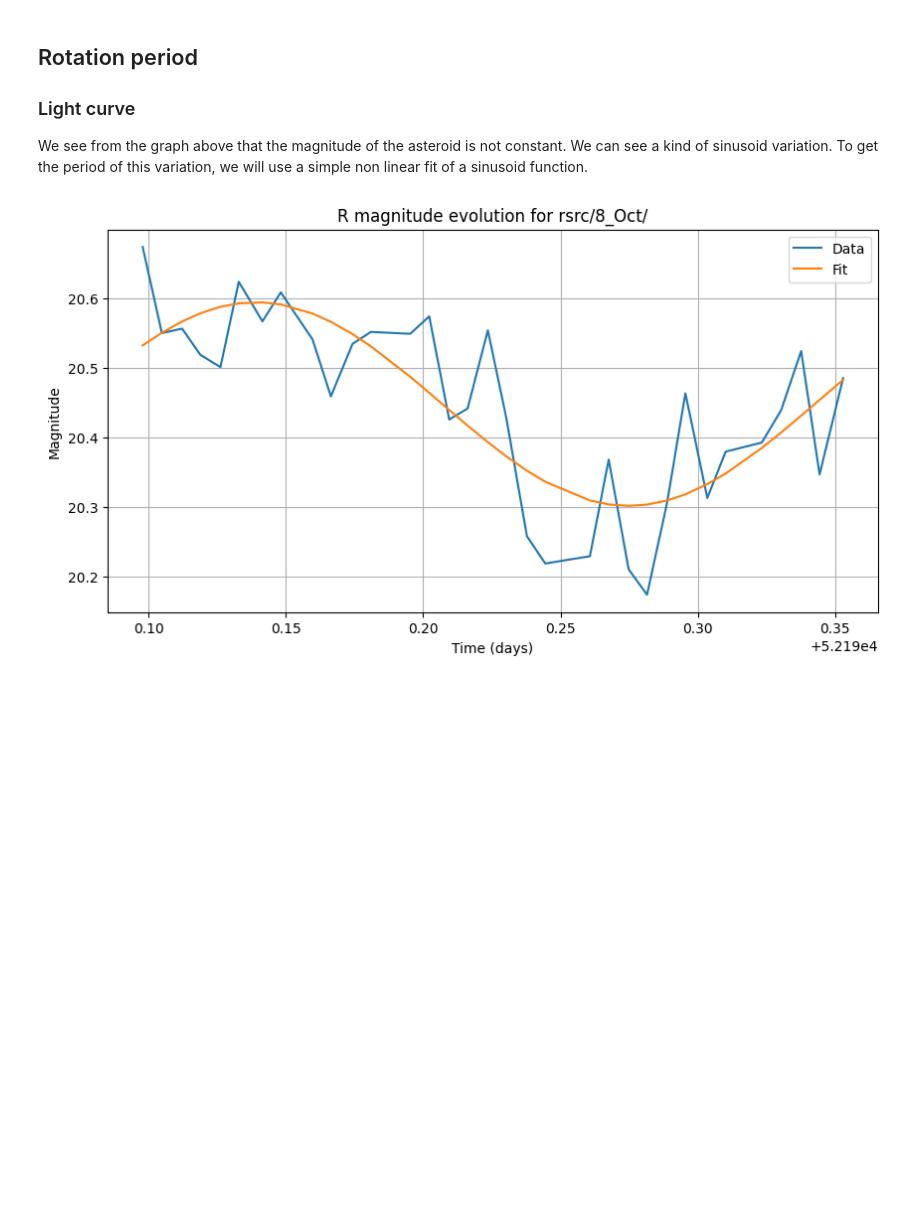
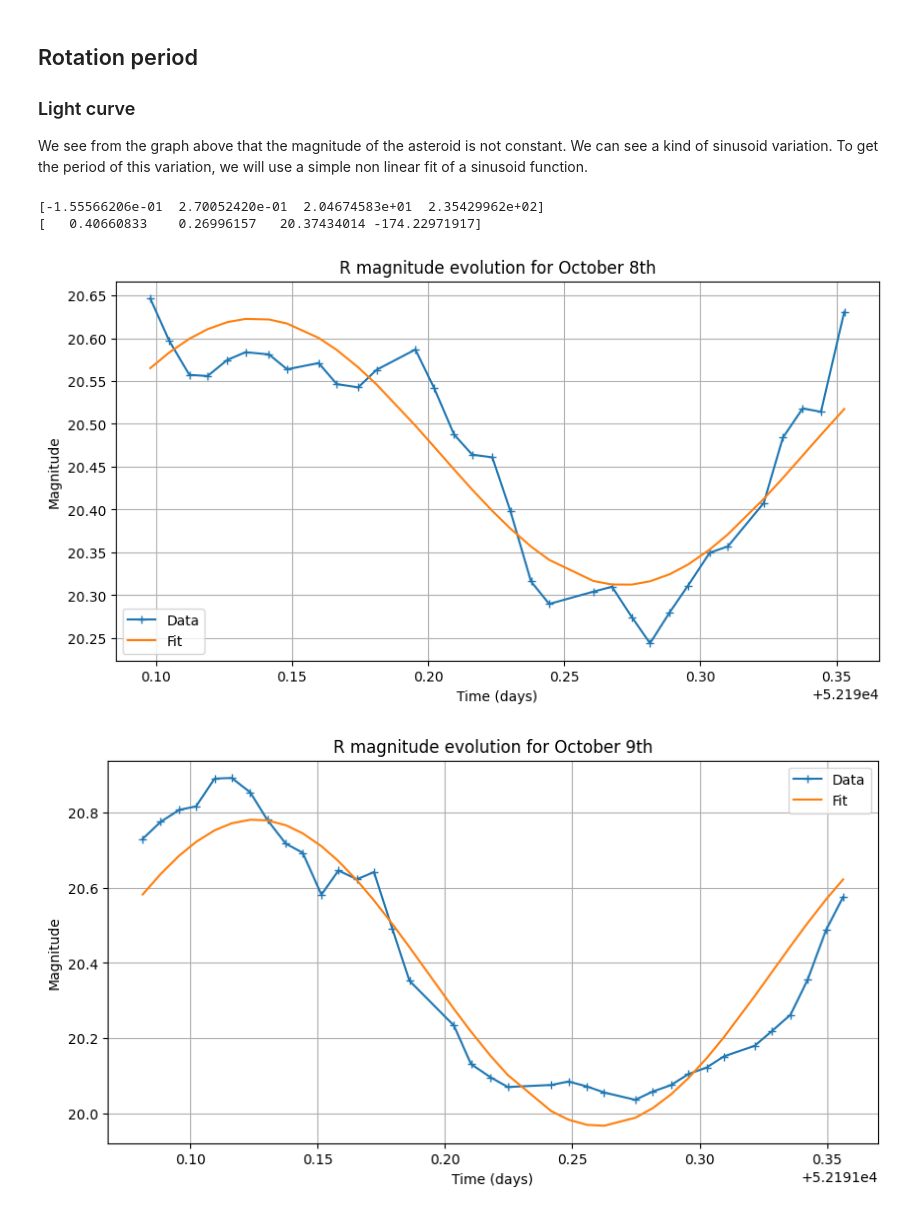
Before and after one commit to LeiRoF/M2-Kuiper-Belt-Object, a Jupyter notebook: Report.ipynb, the cells around one changed output. Saved outputs shown, nothing was run; the diff lists cells and outputs as text; code cells hidden in the pictures; blank space fills up the shorter version.

```diff
--- a/Report.ipynb
+++ b/Report.ipynb
@@ -361,26 +371,42 @@ plt.show()
 
 We see from the graph above that the magnitude of the asteroid is not constant. We can see a kind of sinusoid variation. To get the period of this variation, we will use a simple non linear fit of a sinusoid function.
 # %%
-from scipy.optimize import curve_fit
+from scipy.optimize import curve_fit, fmin
 
 def f(t, a, T, c, p):
     return a * np.sin(2*np.pi * t/T + p) + c
 
-# smooth_radius = 3
-# smoothed_r_mag = np.convolve(object_r_mag, np.ones(smooth_radius)/smooth_radius, mode="same")
-# smoothed_r_mag[:smooth_radius//2] = object_r_mag[:smooth_radius//2]
-# smoothed_r_mag[-smooth_radius//2:] = object_r_mag[-smooth_radius//2:]
+for dataset in [oct8,oct9]:
 
-popt, pcov = curve_fit(f, mjds, object_r_mag+0.25, p0=[-1, 0.5, 21, 0])
+    smooth_radius = 3
+    dataset.smoothed_data = np.convolve(dataset.object_r_mag + 0.25, np.ones(smooth_radius)/smooth_radius, mode='same')
+    dataset.smoothed_data[:smooth_radius//2] = dataset.object_r_mag[:smooth_radius//2] + 0.25
+    dataset.smoothed_data[-smooth_radius//2:] = dataset.object_r_mag[-smooth_radius//2:] + 0.25
 
-plt.figure(figsize=(10, 5))
-plt.plot(mjds + first_mjd, object_r_mag + 0.25, label="Data")
-plt.plot(mjds + first_mjd, f(mjds, *popt), label="Fit")
-plt.xlabel("Time (days)")
-plt.ylabel("Magnitude")
-plt.title(f"R magnitude evolution for {PARENT_PATH}")
-plt.grid()
-plt.legend()
+    data = dataset.smoothed_data # dataset.object_r_mag + 0.25
+
+    dataset.popt, dataset.pcov = curve_fit(f, dataset.mjds, data, p0=[1, 0.27, 21, 0], maxfev=1000000)
+
+    print(dataset.popt)
+
+    # def f2(t, T):
+    #     return f(t, dataset.popt[0], T, dataset.popt[2], dataset.popt[3])
+
+    # dataset.T, dataset.Tcov = curve_fit(f2, dataset.mjds, dataset.object_r_mag + 0.25, p0=0.3, maxfev=1000000)
+
+    # dataset.popt[1] = dataset.T[0]
+
+    plt.figure(figsize=(10, 5))
+    plt.plot(dataset.mjds, data, "+-", label="Data")
+    plt.plot(dataset.mjds, f(dataset.mjds, *dataset.popt), label="Fit")
+    plt.xlabel("Time (days)")
+    plt.ylabel("Magnitude")
+    plt.title(f"R magnitude evolution for {dataset.name}")
+    plt.grid()
+    plt.legend()
 plt.show()
 # %% [output]
+[-1.55566206e-01  2.70052420e-01  2.04674583e+01  2.35429962e+02]
+[   0.40660833    0.26996157   20.37434014 -174.22971917]
-[figure, old version]
+[figure, new version]
+[figure, added]
```
Also changed, not shown: parts of 15 cells of this notebook, 3 other files.
